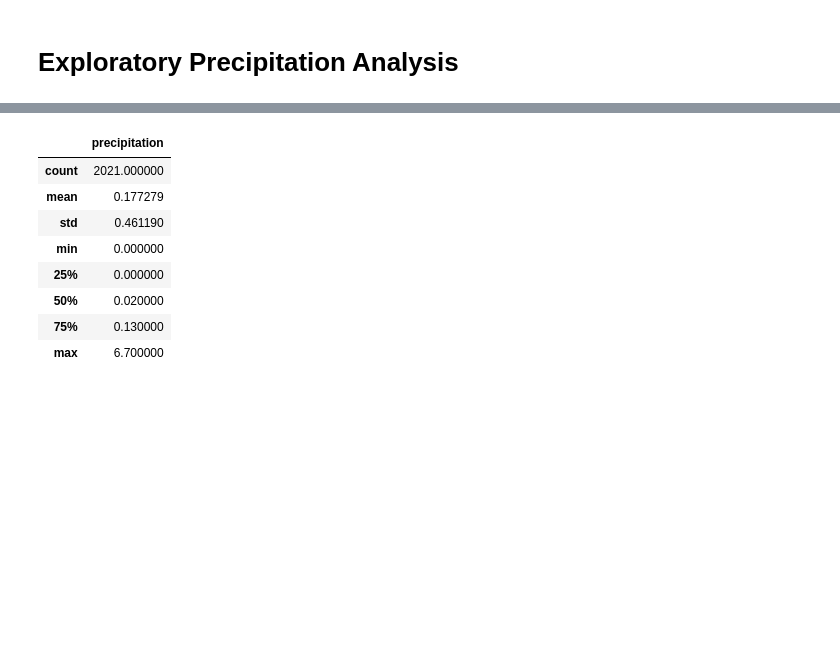
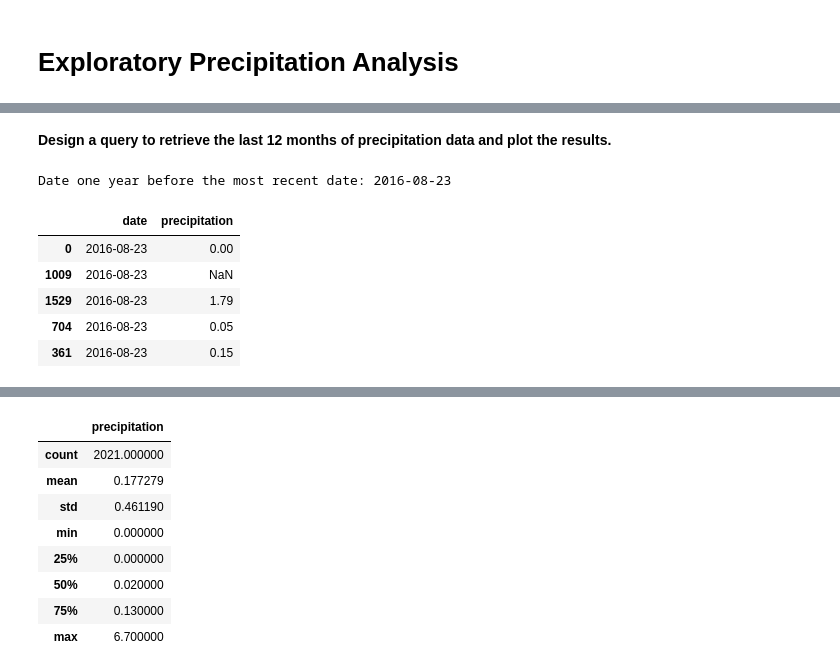
Before and after one commit to BatuhanAysan/sqlalchemy-challenge, a Jupyter notebook: SurfsUp/climate_starter.ipynb, the cells around one changed output, grey strips where cells are left out. Drawn from its saved outputs; the diff is of its cells as text; code cells hidden in the pictures; blank space fills up the shorter version.

```diff
--- a/SurfsUp/climate_starter.ipynb
+++ b/SurfsUp/climate_starter.ipynb
@@ -28,5 +30,7 @@ engine = create_engine("sqlite:///Resources/hawaii.sqlite")
 ['measurement', 'station']
 # %%
 # Save references to each table
+Measurement = Base.classes.measurement
+Station = Base.classes.station
 # %%
 # Create our session (link) from Python to the DB
@@ -58,0 +48,36 @@ Text(0, 0.5, 'Inches')
+# %% [markdown]
+**Design a query to retrieve the last 12 months of precipitation data and plot the results.**
+# %%
+# Starting from the most recent data point in the database.
+# Convert most recent date string to a datetime object.
+most_recent_datetime = dt.datetime.strptime(most_recent_date, "%Y-%m-%d")
+
+# Calculate the date one year from the last date in data set.
+one_year_ago = most_recent_datetime - dt.timedelta(days=365)
+
+print(f"Date one year before the most recent date: {one_year_ago.date()}")
+# %% [output]
+Date one year before the most recent date: 2016-08-23
+# %%
+# Perform a query to retrieve the data and precipitation scores
+precipitation_data = (
+    session.query(Measurement.date, Measurement.prcp)
+    .filter(Measurement.date >= one_year_ago.date())
+    .all()
+)
+
+# Save the query results as a Pandas DataFrame. Explicitly set the column names
+precipitation_df = pd.DataFrame(precipitation_data, columns=["date", "precipitation"])
+
+# Sort the dataframe by date
+precipitation_df = precipitation_df.sort_values("date")
+
+# Display the first 5 rows to confirm sorting
+precipitation_df.head()
+# %% [output]
+|  | date | precipitation |
+| 0 | 2016-08-23 | 0.00 |
+| 1009 | 2016-08-23 | NaN |
+| 1529 | 2016-08-23 | 1.79 |
+| 704 | 2016-08-23 | 0.05 |
+| 361 | 2016-08-23 | 0.15 |
```
Also changed, not shown: parts of 13 cells of this notebook, 1 other file.
